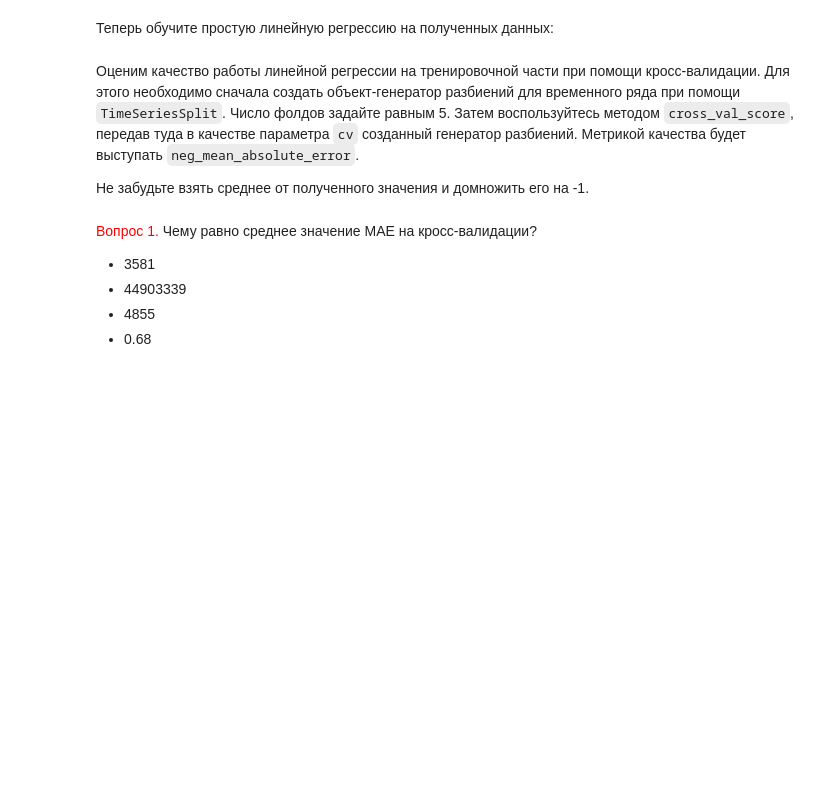
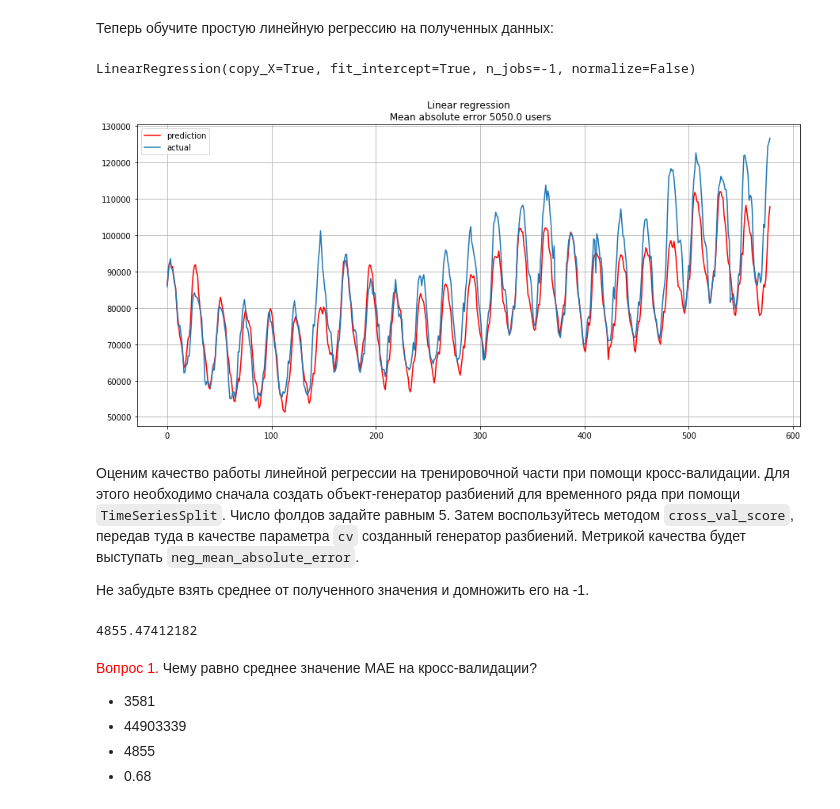
Before and after one commit to x-raizor/mlcourse_open, a Jupyter notebook: jupyter_notebooks/topic09_time_series/session2_hw9_time_series-ashapiro.ipynb, the cells around one changed output. Drawn from its saved outputs; the diff is of its cells as text; code cells hidden in the pictures; blank space fills up the shorter version.

```diff
--- a/jupyter_notebooks/topic09_time_series/session2_hw9_time_series-ashapiro.ipynb
+++ b/jupyter_notebooks/topic09_time_series/session2_hw9_time_series-ashapiro.ipynb
@@ -94,3 +94,6 @@ def prepareData(data, lag_start=5, lag_end=14, test_size=0.15):
     return X_train, X_test, y_train, y_test
 # %% [markdown]
 Воспользуйтесь предложенными функциями и приготовьте из исходного датасета `df` необходимые для обучения датафреймы. Для тестирования отложите 30% данных, в качестве начального лага возьмите значения временного ряда 12 часов назад, а в качестве последнего лага - значения ряда 48 часов назад. Таким образом модель будет способна строить предсказания на 12 часов вперёд, имея фактические наблюдения за предыдущие полтора дня.
+# %%
+df.columns = ["y"]
+df.head()
@@ -97,5 +108,5 @@ def prepareData(data, lag_start=5, lag_end=14, test_size=0.15):
 # %%
 # Ваш код здесь
-# X_train, X_test, y_train, y_test =
+X_train, X_test, y_train, y_test = prepareData(df, lag_start=12, lag_end=48, test_size=0.3)
 # %% [markdown]
 Теперь обучите простую линейную регрессию на полученных данных:
@@ -104,3 +113,18 @@ def prepareData(data, lag_start=5, lag_end=14, test_size=0.15):
+# %%
+lr = LinearRegression(n_jobs=-1)
+lr.fit(X_train, y_train)
+# %% [output]
+LinearRegression(copy_X=True, fit_intercept=True, n_jobs=-1, normalize=False)
+# %%
+prediction = lr.predict(X_test)
+plt.figure(figsize=(15, 7))
+plt.plot(prediction, "r", label="prediction")
+plt.plot(y_test.values, label="actual")
+plt.legend(loc="best")
+plt.title("Linear regression\n Mean absolute error {} users".format(round(mean_absolute_error(prediction, y_test))))
+plt.grid(True);
+# %% [output]
+[figure, added]
 # %% [markdown]
 Оценим качество работы линейной регрессии на тренировочной части при помощи кросс-валидации. Для этого необходимо сначала создать объект-генератор разбиений для временного ряда при помощи `TimeSeriesSplit`. Число фолдов задайте равным 5. Затем воспользуйтесь методом `cross_val_score`, передав туда в качестве параметра `cv` созданный генератор разбиений. Метрикой качества будет выступать `neg_mean_absolute_error`.
 
@@ -111,3 +132,10 @@ def prepareData(data, lag_start=5, lag_end=14, test_size=0.15):
+# %%
+# Ваш код здесь
+tscv = TimeSeriesSplit(n_splits=5)
+cv_score = cross_val_score(lr, X_train, y_train, scoring="neg_mean_absolute_error", cv=tscv, n_jobs=-1)
+print(-np.mean(cv_score))
+# %% [output]
+4855.47412182
 # %% [markdown]
 <font color='red'>Вопрос 1.</font> Чему равно среднее значение MAE на кросс-валидации?
 
```
Also changed, not shown: parts of 18 cells of this notebook.
